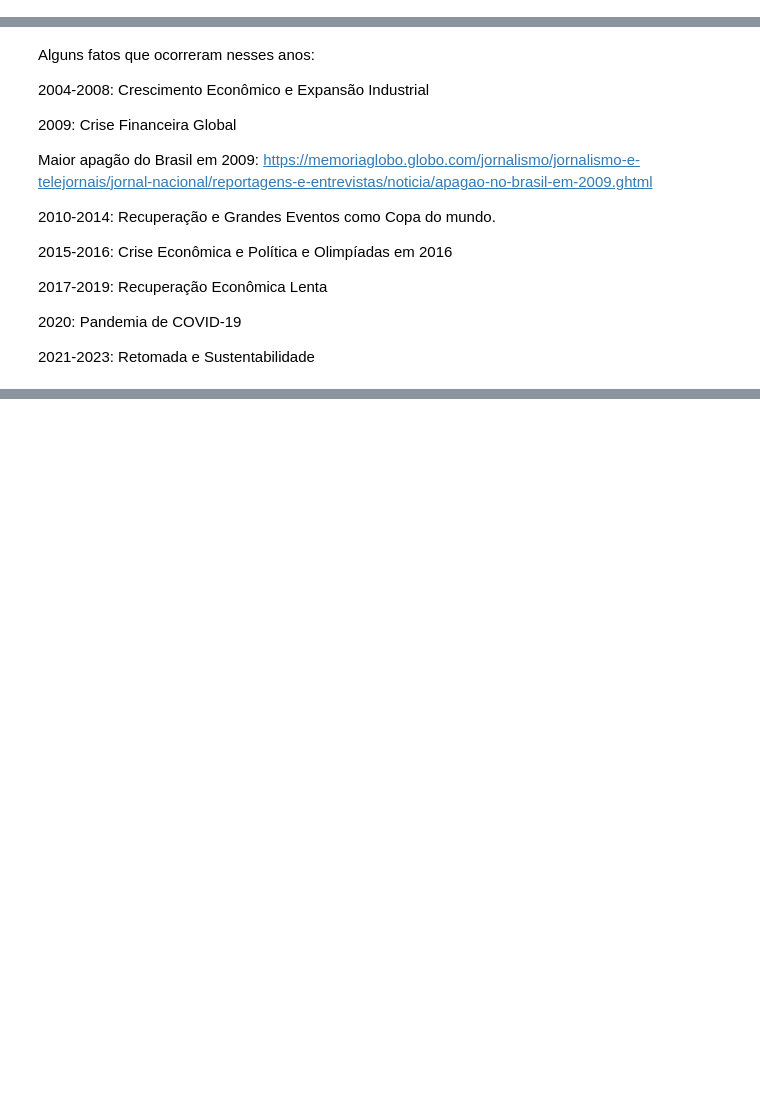
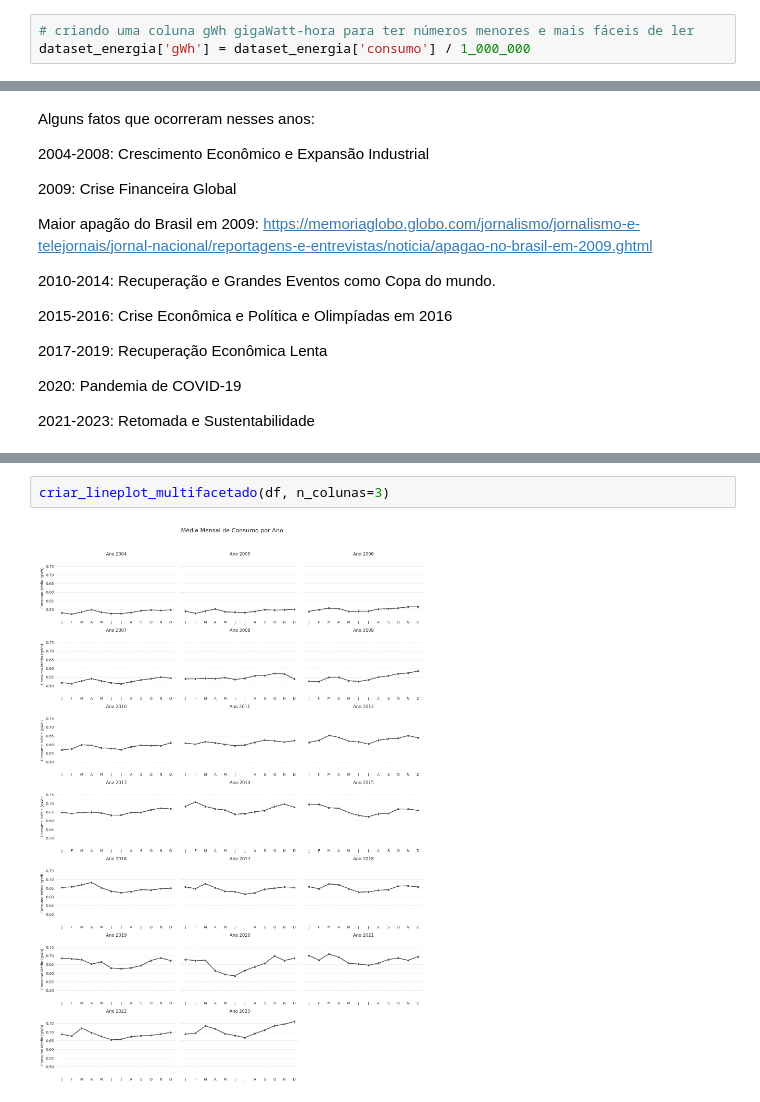
Before and after one commit to jorgelzsilva/projeto_consumo_energia, a Jupyter notebook: notebooks/desafio_final_jorge.ipynb, the cells around one changed output, grey strips where cells are left out. Cells and saved outputs as stored; diff of their text form; blank space fills up the shorter version.

```diff
--- a/notebooks/desafio_final_jorge.ipynb
+++ b/notebooks/desafio_final_jorge.ipynb
@@ -401,6 +401,9 @@ O consumidor cativo pode migrar para o mercado livre de energia, desde que comun
 Fontes: https://srna.co/consumidor-cativo-e-consumidor-livre-entenda-as-diferencas/ https://blog.esferaenergia.com.br/mercado-livre-de-energia/o-que-mercado-cativo-energia https://www.portalsolar.com.br/qual-a-diferenca-entre-consumidor-cativo-e-consumidor-livre-de-energia
 
 Com base nisso, não excluirei dados, mas segmentarei levando em consideração a ausência de dados em numero_consumidores para Cativos.
+# %%
+# criando uma coluna gWh gigaWatt-hora para ter números menores e mais fáceis de ler
+dataset_energia['gWh'] = dataset_energia['consumo'] / 1_000_000
 # %%
 # criando o dataframe final
 dataset_energia.to_csv('../dados/processados/df.csv')
@@ -526,0 +631,4 @@ Maior apagão do Brasil em 2009: https://memoriaglobo.globo.com/jornalismo/jorna
+# %%
+criar_lineplot_multifacetado(df, n_colunas=3)
+# %% [output]
+[figure, added]
```
Also changed, not shown: parts of 17 cells of this notebook, 6 other files.
